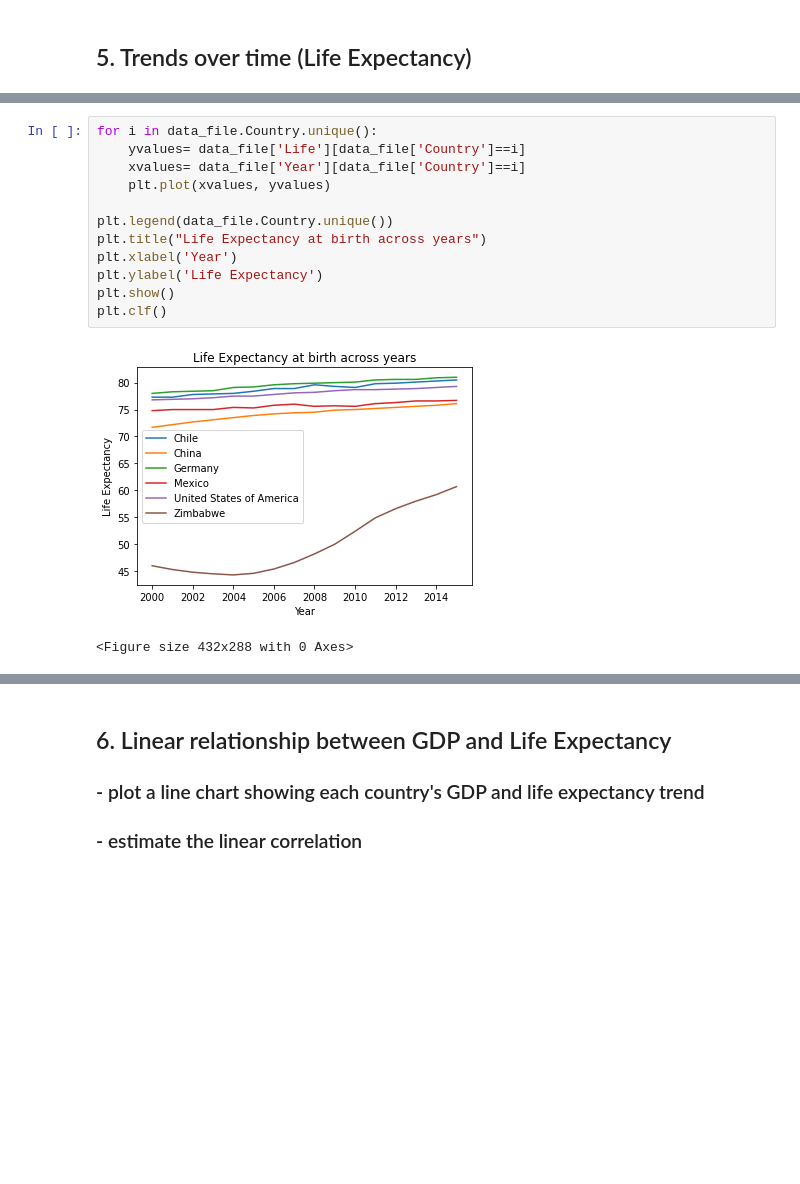
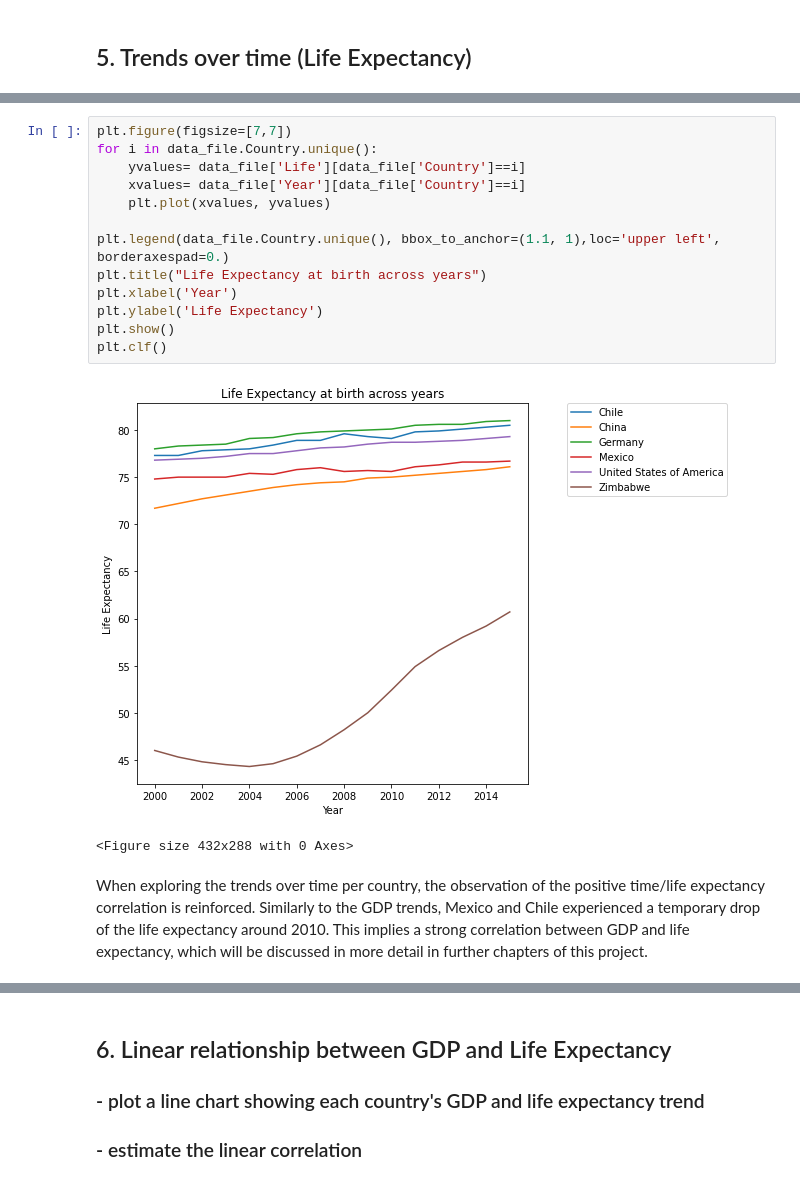
Before and after one commit to R0go/GDP_Life_Expectancy, a Jupyter notebook: life_expectancy_gdp.ipynb, the cells around one changed output, grey strips where cells are left out. Cells and saved outputs as stored; diff of their text form; blank space fills up the shorter version.

Commit message:
Reworked the graphs in chapter 5

```diff
--- a/life_expectancy_gdp.ipynb
+++ b/life_expectancy_gdp.ipynb
@@ -153,16 +155,19 @@ plt.clf()
 # %%
+plt.figure(figsize=[7,7])
 for i in data_file.Country.unique():
     yvalues= data_file['Life'][data_file['Country']==i]
     xvalues= data_file['Year'][data_file['Country']==i]
     plt.plot(xvalues, yvalues)
 
-plt.legend(data_file.Country.unique())
+plt.legend(data_file.Country.unique(), bbox_to_anchor=(1.1, 1),loc='upper left', borderaxespad=0.)
 plt.title("Life Expectancy at birth across years")
 plt.xlabel('Year')
 plt.ylabel('Life Expectancy')
 plt.show()
 plt.clf()
 # %% [output]
-[figure, old version]
+[figure, new version]
 <Figure size 432x288 with 0 Axes>
+# %% [markdown]
+When exploring the trends over time per country, the observation of the positive time/life expectancy correlation is reinforced. Similarly to the GDP trends, Mexico and Chile experienced a temporary drop of the life expectancy around 2010. This implies a strong correlation between GDP and life expectancy, which will be discussed in more detail in further chapters of this project.
 # %%
```
Also changed, not shown: parts of 2 cells of this notebook.
